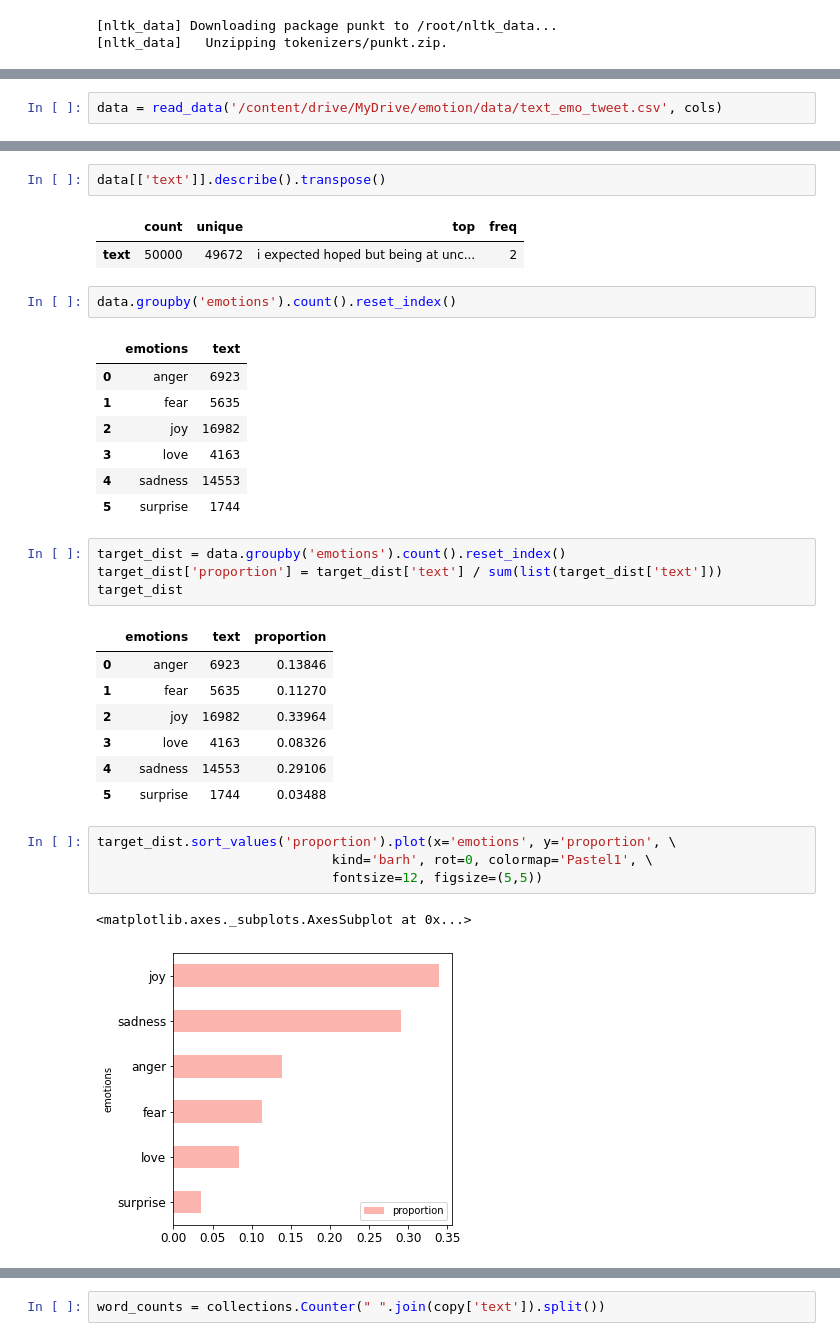
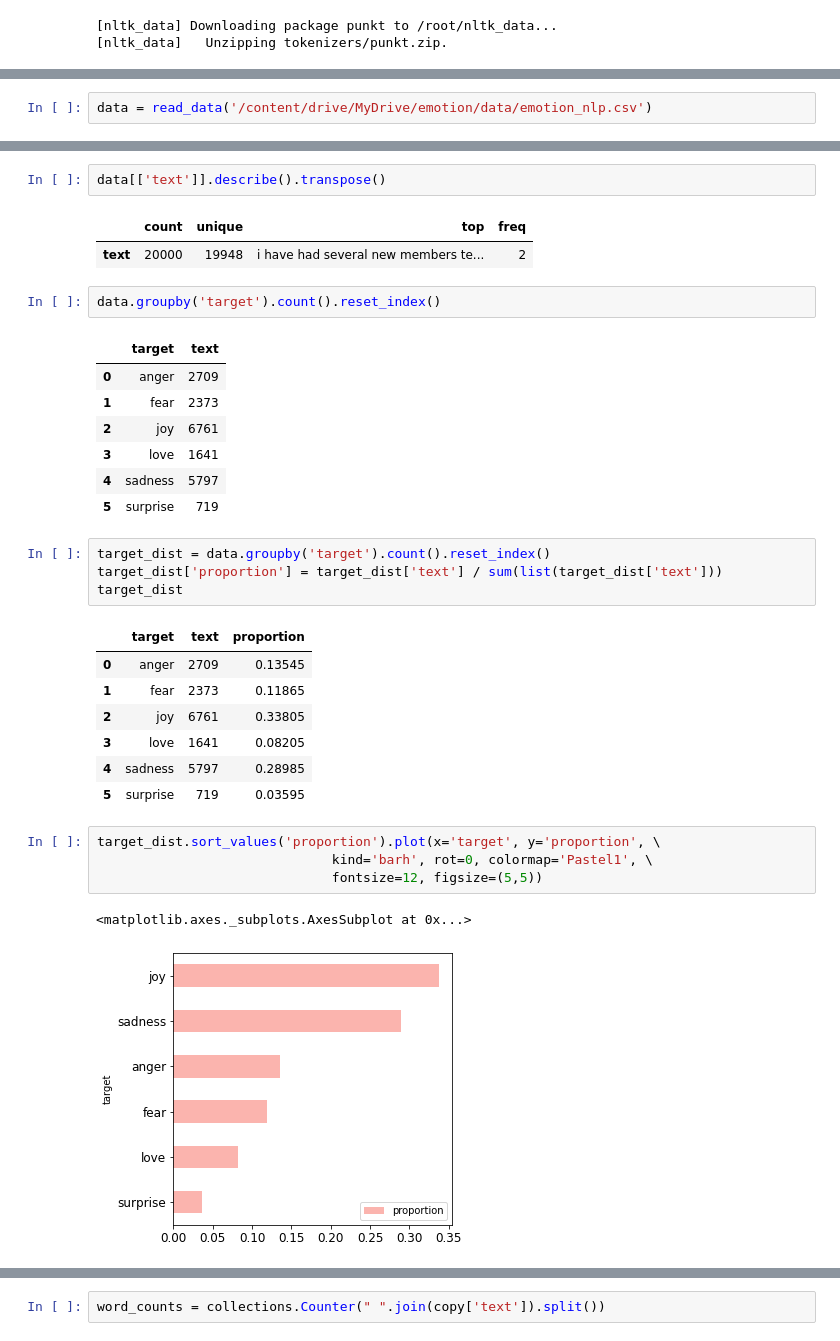
Before and after one commit to ppkgtmm/emotion, a Jupyter notebook: emo_EDA.ipynb, the cells around one changed output, grey strips where cells are left out. Cells and saved outputs as stored; diff of their text form.

Commit message:
eda of data

```diff
--- a/emo_EDA.ipynb
+++ b/emo_EDA.ipynb
@@ -23,2 +23,2 @@ cols = ['text', 'emotions']
 # %%
-data = read_data('/content/drive/MyDrive/emotion/data/text_emo_tweet.csv', cols)
+data = read_data('/content/drive/MyDrive/emotion/data/emotion_nlp.csv')
@@ -38,33 +47,33 @@ memory usage: 781.4+ KB
 data[['text']].describe().transpose()
 # %% [output]
 |  | count | unique | top | freq |
-| text | 50000 | 49672 | i expected hoped but being at unc... | 2 |
+| text | 20000 | 19948 | i have had several new members te... | 2 |
 # %%
-data.groupby('emotions').count().reset_index()
+data.groupby('target').count().reset_index()
 # %% [output]
-|  | emotions | text |
-| 0 | anger | 6923 |
-| 1 | fear | 5635 |
-| 2 | joy | 16982 |
-| 3 | love | 4163 |
-| 4 | sadness | 14553 |
-| 5 | surprise | 1744 |
+|  | target | text |
+| 0 | anger | 2709 |
+| 1 | fear | 2373 |
+| 2 | joy | 6761 |
+| 3 | love | 1641 |
+| 4 | sadness | 5797 |
+| 5 | surprise | 719 |
 # %%
-target_dist = data.groupby('emotions').count().reset_index()
+target_dist = data.groupby('target').count().reset_index()
 target_dist['proportion'] = target_dist['text'] / sum(list(target_dist['text']))
 target_dist
 # %% [output]
-|  | emotions | text | proportion |
-| 0 | anger | 6923 | 0.13846 |
-| 1 | fear | 5635 | 0.11270 |
-| 2 | joy | 16982 | 0.33964 |
-| 3 | love | 4163 | 0.08326 |
-| 4 | sadness | 14553 | 0.29106 |
-| 5 | surprise | 1744 | 0.03488 |
+|  | target | text | proportion |
+| 0 | anger | 2709 | 0.13545 |
+| 1 | fear | 2373 | 0.11865 |
+| 2 | joy | 6761 | 0.33805 |
+| 3 | love | 1641 | 0.08205 |
+| 4 | sadness | 5797 | 0.28985 |
+| 5 | surprise | 719 | 0.03595 |
 # %%
-target_dist.sort_values('proportion').plot(x='emotions', y='proportion', \
+target_dist.sort_values('proportion').plot(x='target', y='proportion', \
                               kind='barh', rot=0, colormap='Pastel1', \
                               fontsize=12, figsize=(5,5))
 # %% [output]
 <matplotlib.axes._subplots.AxesSubplot at 0x...>
-[figure, old version]
+[figure, new version]
```
Also changed, not shown: parts of 24 cells of this notebook.
